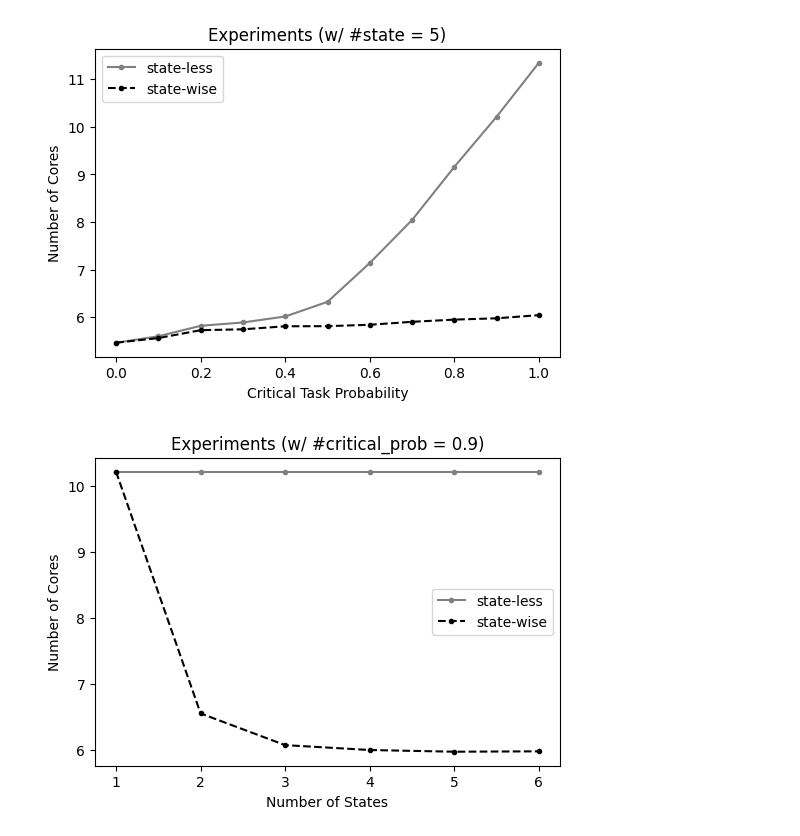
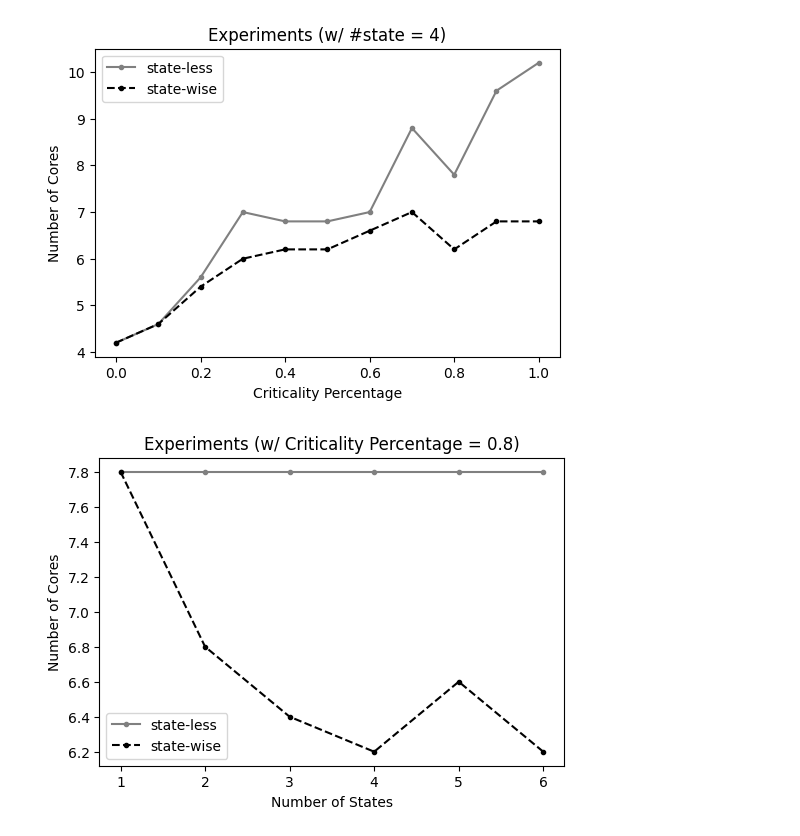
Before and after one commit to Akyeast/softerr_sim, a Jupyter notebook: vis/vis_state.ipynb, the cells around one changed output. Drawn from its saved outputs; the diff is of its cells as text; code cells hidden in the pictures.

```diff
--- a/vis/vis_state.ipynb
+++ b/vis/vis_state.ipynb
@@ -45,7 +45,7 @@ print(state_wise)
 # %%
 # Compare state-wise and state-less with criticality probability (#state = vis_state_num)
 
-vis_state_num = '5'
+vis_state_num = '4'
 
 plt.figure(figsize=(6,4))
 
@@ -62,7 +62,7 @@ plt.plot(critical_prob_list, state_less[vis_state_num], label='state-less', colo
 plt.plot(critical_prob_list, state_wise[vis_state_num], label='state-wise', color='black', linestyle='dashed', marker='.')
 
 plt.title(f'Experiments (w/ #state = {vis_state_num})')
-plt.xlabel('Critical Task Probability')
+plt.xlabel('Criticality Percentage')
 plt.ylabel('Number of Cores')
 plt.legend()
 
@@ -71,36 +71,36 @@ ax.yaxis.set_major_locator(plt.MaxNLocator(integer=True))
 
 plt.show()
 # %% [output]
-[figure, old version]
+[figure, new version]
 # %%
 # Compare state-wise and state-less with #states (#critical_prob = vis_critical_prob)
 
-vis_critical_prob = '0.9'
+vis_critical_prob = '0.8'
 
 plt.figure(figsize=(6,4))
 
 ax = plt.gca()
 
 index = critical_prob_index[vis_critical_prob]
 state_list = cfg['num_states_list']
 
 def get_state_list(output_dict, index) :
     return [output_dict[str(s)][index] for s in state_list]
 
 plt.plot(state_list, get_state_list(state_less, index), label='state-less', color='gray', marker='.')
 plt.plot(state_list, get_state_list(state_wise, index), label='state-wise', color='black', linestyle='dashed', marker='.')
 
-plt.title(f'Experiments (w/ #critical_prob = {vis_critical_prob})')
+plt.title(f'Experiments (w/ Criticality Percentage = {vis_critical_prob})')
 plt.xlabel('Number of States')
 plt.ylabel('Number of Cores')
 plt.legend()
 
 # ax.set_ylim([3, 8])
 ax.yaxis.set_major_locator(plt.MaxNLocator(integer=True))
 ax.xaxis.set_major_locator(plt.MaxNLocator(integer=True))
 # ax.yaxis.set_major_locator(plt.AutoLocator())
 # ax.yaxis.set_major_locator(plt.IndexLocator(base=1, offset=0))
 
 plt.show()
 # %% [output]
-[figure, old version]
+[figure, new version]
```
Also changed, not shown: parts of 2 cells of this notebook, 3 other files.
